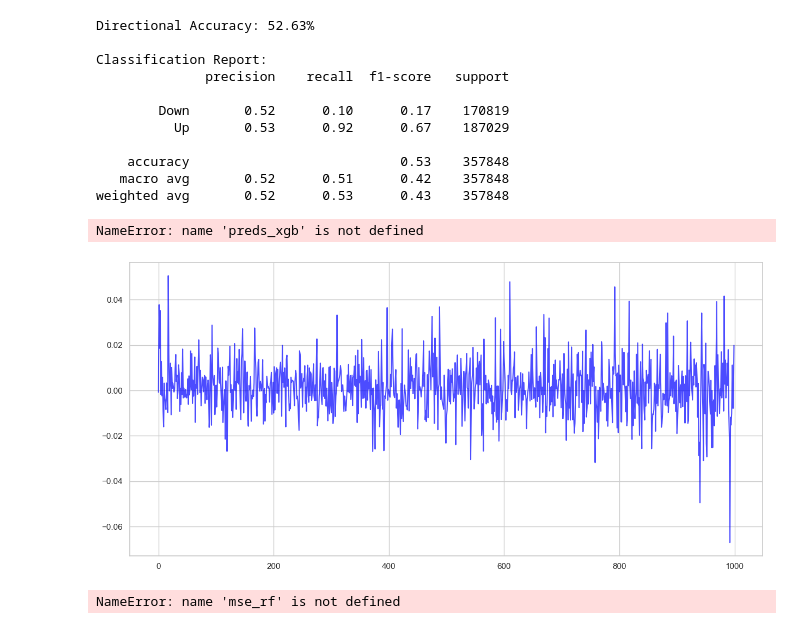
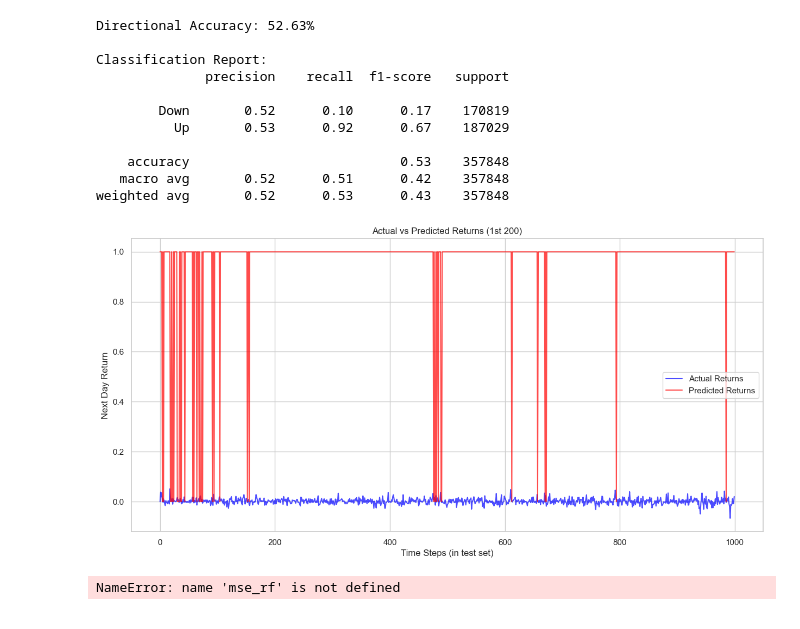
Before and after one commit to jplaceres/S-and-P-500-Stock-Price-Predictor, a Jupyter notebook: SP500_EDA copy.ipynb, the cells around one changed output. Drawn from its saved outputs; the diff is of its cells as text; code cells hidden in the pictures.

```diff
--- a/SP500_EDA copy.ipynb
+++ b/SP500_EDA copy.ipynb
@@ -787,22 +720,21 @@ weighted avg       0.52      0.53      0.43    357848
 # %%
 # Plotting acual vs predicted results
 
 plt.figure(figsize=(15,7))
 
 plot_range = 1000
 
 plt.plot(y_test.values[:plot_range], label = "Actual Returns", color = "blue", alpha = 0.7)
-plt.plot(preds_xgb[:plot_range], label = "Predicted Returns", color = "red", alpha = 0.7)
+plt.plot(preds_class[:plot_range], label = "Predicted Returns", color = "red", alpha = 0.7)
 
 plt.title("Actual vs Predicted Returns (1st 200)")
 plt.xlabel("Time Steps (in test set)")
 plt.ylabel("Next Day Return")
 plt.legend()
 plt.grid(True)
 plt.show()
 # %% [output]
-NameError: name 'preds_xgb' is not defined
-[figure, old version]
+[figure, new version]
 # %%
 
 model_results = {
```
Also changed, not shown: parts of 8 cells of this notebook, 1 other file.
